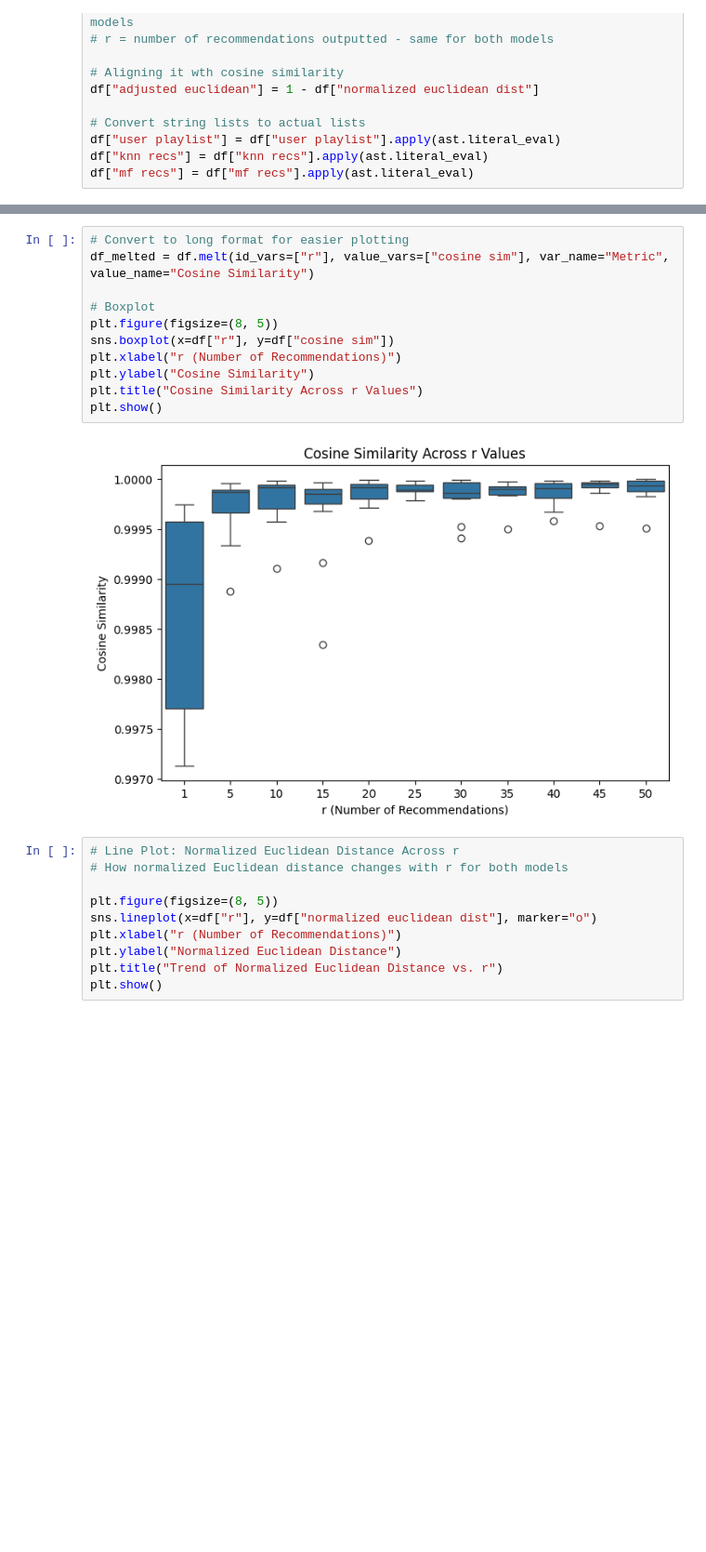
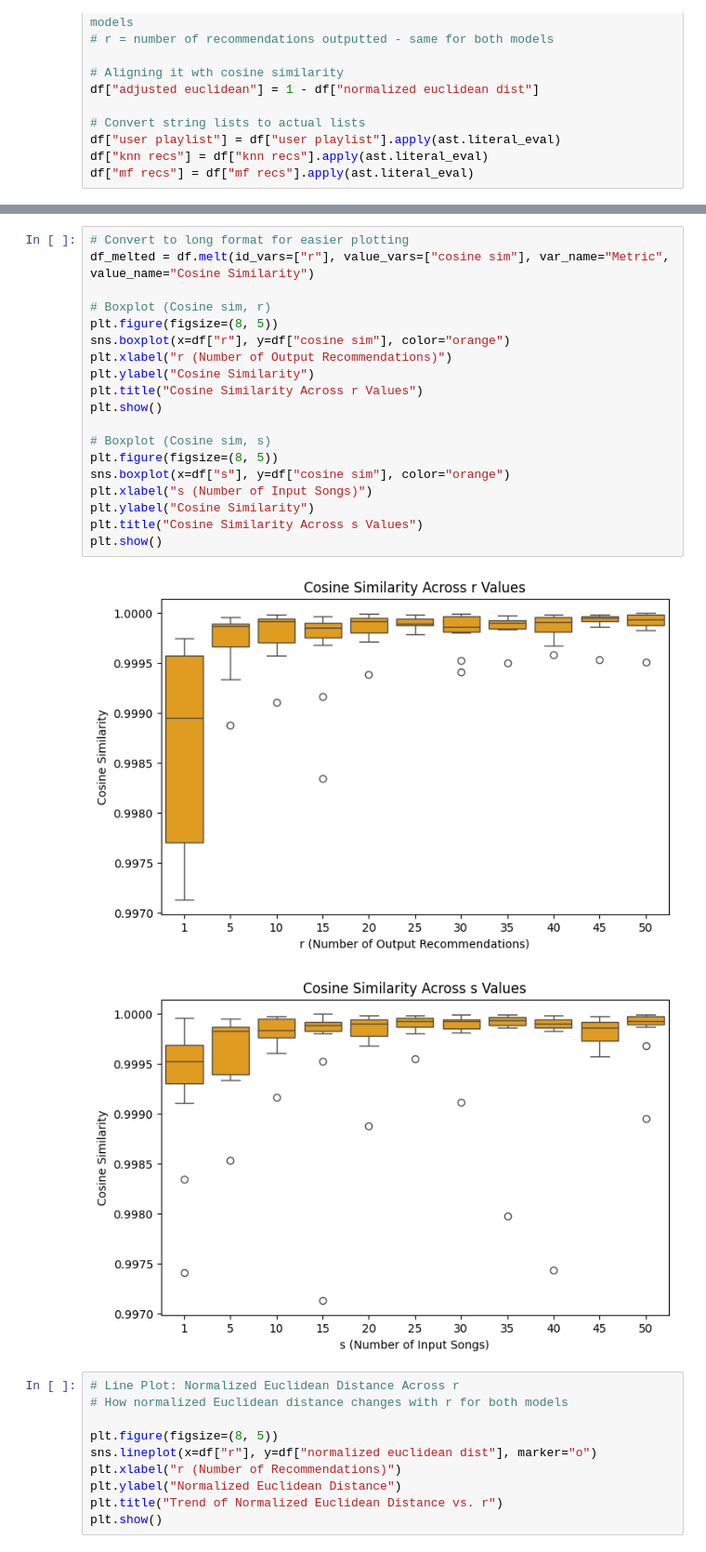
Before and after one commit to lilylogan/cs453_project, a Jupyter notebook: similarities_stats_visuals.ipynb, the cells around one changed output, grey strips where cells are left out. Shown: that part at 93% size. Drawn from its saved outputs; the diff is of its cells as text; blank space fills up the shorter version.

Commit message:
Added visualizations

```diff
--- a/similarities_stats_visuals.ipynb
+++ b/similarities_stats_visuals.ipynb
@@ -35,16 +33,25 @@ plt.show()
 # %%
 # Convert to long format for easier plotting
 df_melted = df.melt(id_vars=["r"], value_vars=["cosine sim"], var_name="Metric", value_name="Cosine Similarity")
 
-# Boxplot
+# Boxplot (Cosine sim, r)
 plt.figure(figsize=(8, 5))
-sns.boxplot(x=df["r"], y=df["cosine sim"])
-plt.xlabel("r (Number of Recommendations)")
+sns.boxplot(x=df["r"], y=df["cosine sim"], color="orange")
+plt.xlabel("r (Number of Output Recommendations)")
 plt.ylabel("Cosine Similarity")
 plt.title("Cosine Similarity Across r Values")
 plt.show()
+
+# Boxplot (Cosine sim, s)
+plt.figure(figsize=(8, 5))
+sns.boxplot(x=df["s"], y=df["cosine sim"], color="orange")
+plt.xlabel("s (Number of Input Songs)")
+plt.ylabel("Cosine Similarity")
+plt.title("Cosine Similarity Across s Values")
+plt.show()
 # %% [output]
-[figure, old version]
+[figure, new version]
+[figure, added]
 # %%
 # Line Plot: Normalized Euclidean Distance Across r
 # How normalized Euclidean distance changes with r for both models
```
Also changed, not shown: parts of 5 cells of this notebook, 5 other files.
